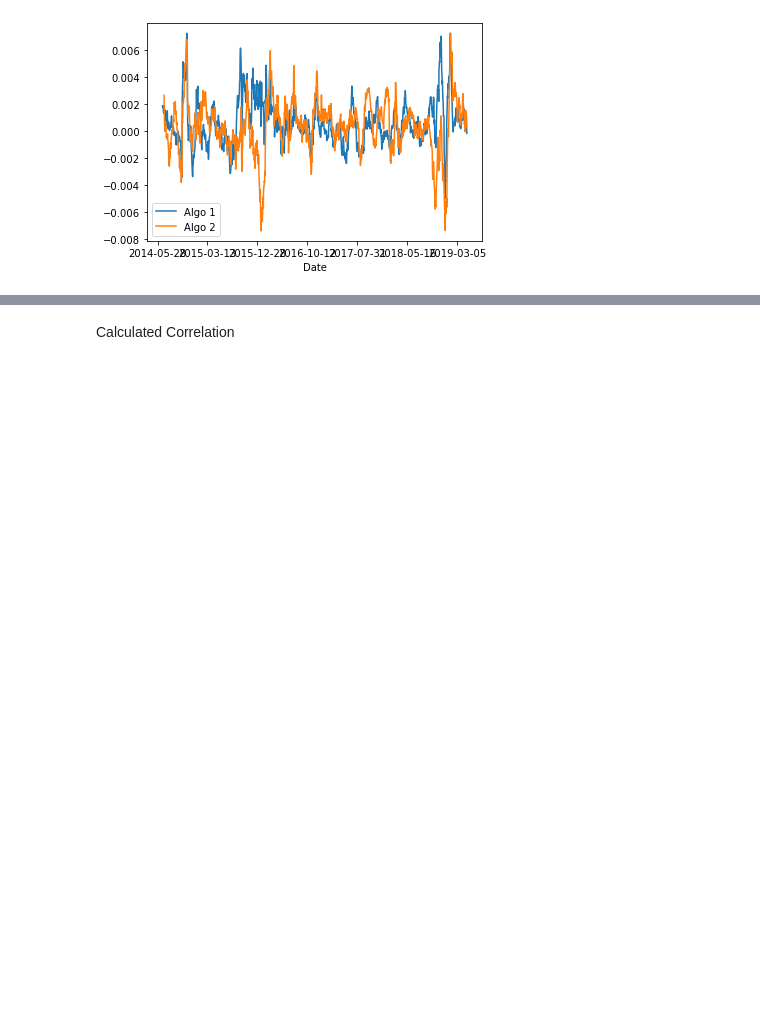
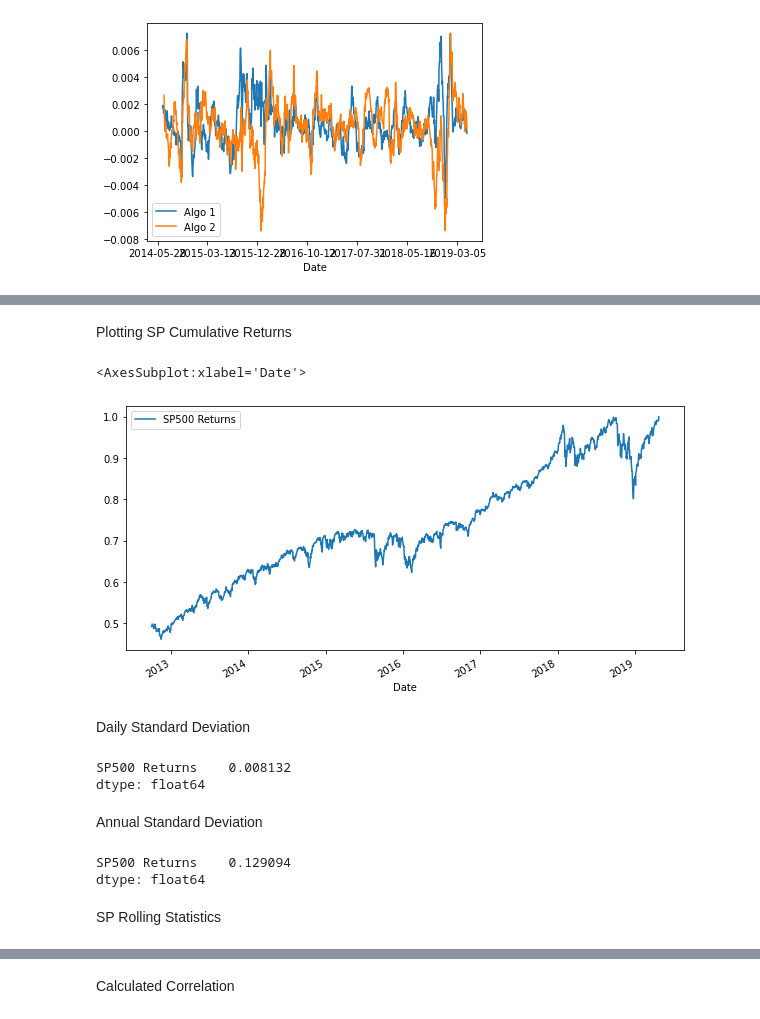
Before and after one commit to Alexandrah613/Unit-4-Pandas-Homework, a Jupyter notebook: HW_4.ipynb, the cells around one changed output, grey strips where cells are left out. Drawn from its saved outputs; the diff is of its cells as text; code cells hidden in the pictures; blank space fills up the shorter version.

```diff
--- a/HW_4.ipynb
+++ b/HW_4.ipynb
@@ -844,0 +865,3 @@ algo_returns_data.rolling(window=21).mean().plot()
+# %%
+SP_cumulative_returns = (1 + SP_daily_returns).cumprod()
+SP_cumulative_returns.head(10)
@@ -844,0 +881,25 @@ algo_returns_data.rolling(window=21).mean().plot()
+# %% [markdown]
+Plotting SP Cumulative Returns
+# %%
+SP_cumulative_returns.plot(figsize=(10,5))
+# %% [output]
+<AxesSubplot:xlabel='Date'>
+[figure, added]
+# %% [markdown]
+Daily Standard Deviation
+# %%
+SP_std = SP_daily_returns.std()
+SP_std
+# %% [output]
+SP500 Returns    0.008132
+dtype: float64
+# %% [markdown]
+Annual Standard Deviation
+# %%
+SP_annualized = SP_std * np.sqrt(252)
+SP_annualized
+# %% [output]
+SP500 Returns    0.129094
+dtype: float64
+# %% [markdown]
+SP Rolling Statistics
```
Also changed, not shown: parts of 83 cells of this notebook.
